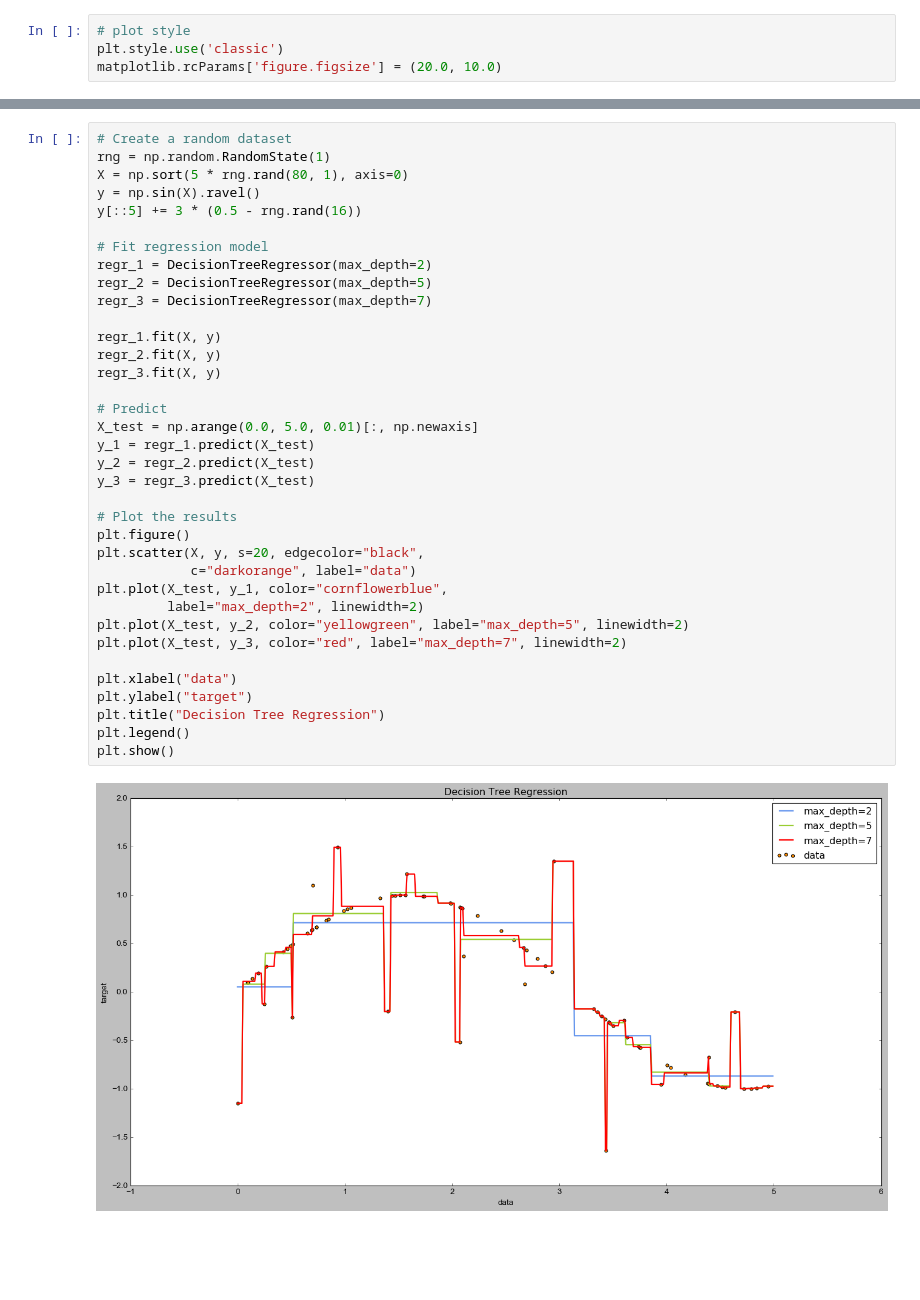
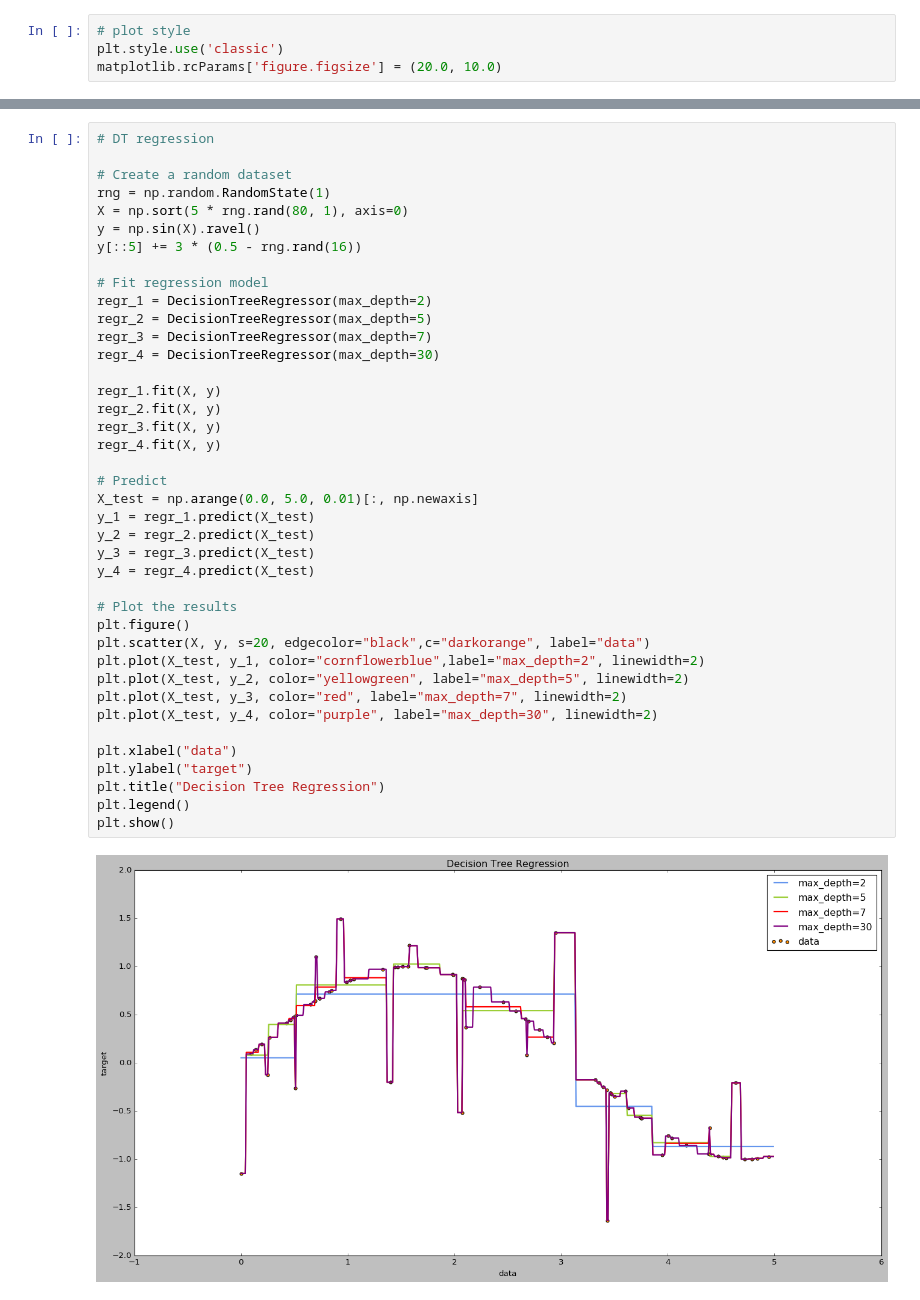
Before and after one commit to yennanliu/analysis, a Jupyter notebook: ML_/ML_Basic_Decision_Tree.ipynb, the cells around one changed output, grey strips where cells are left out. Cells and saved outputs as stored; diff of their text form; blank space fills up the shorter version.

```diff
--- a/ML_/ML_Basic_Decision_Tree.ipynb
+++ b/ML_/ML_Basic_Decision_Tree.ipynb
@@ -77,38 +80,42 @@ matplotlib.rcParams['figure.figsize'] = (20.0, 10.0)
 # %%
+# DT regression
+
 # Create a random dataset
 rng = np.random.RandomState(1)
 X = np.sort(5 * rng.rand(80, 1), axis=0)
 y = np.sin(X).ravel()
 y[::5] += 3 * (0.5 - rng.rand(16))
 
 # Fit regression model
 regr_1 = DecisionTreeRegressor(max_depth=2)
 regr_2 = DecisionTreeRegressor(max_depth=5)
 regr_3 = DecisionTreeRegressor(max_depth=7)
+regr_4 = DecisionTreeRegressor(max_depth=30)
 
 regr_1.fit(X, y)
 regr_2.fit(X, y)
 regr_3.fit(X, y)
+regr_4.fit(X, y)
 
 # Predict
 X_test = np.arange(0.0, 5.0, 0.01)[:, np.newaxis]
 y_1 = regr_1.predict(X_test)
 y_2 = regr_2.predict(X_test)
 y_3 = regr_3.predict(X_test)
+y_4 = regr_4.predict(X_test)
 
 # Plot the results
 plt.figure()
-plt.scatter(X, y, s=20, edgecolor="black",
-            c="darkorange", label="data")
-plt.plot(X_test, y_1, color="cornflowerblue",
-         label="max_depth=2", linewidth=2)
+plt.scatter(X, y, s=20, edgecolor="black",c="darkorange", label="data")
+plt.plot(X_test, y_1, color="cornflowerblue",label="max_depth=2", linewidth=2)
 plt.plot(X_test, y_2, color="yellowgreen", label="max_depth=5", linewidth=2)
 plt.plot(X_test, y_3, color="red", label="max_depth=7", linewidth=2)
+plt.plot(X_test, y_4, color="purple", label="max_depth=30", linewidth=2)
 
 plt.xlabel("data")
 plt.ylabel("target")
 plt.title("Decision Tree Regression")
 plt.legend()
 plt.show()
 # %% [output]
-[figure, old version]
+[figure, new version]
```
Also changed, not shown: parts of 8 cells of this notebook.
